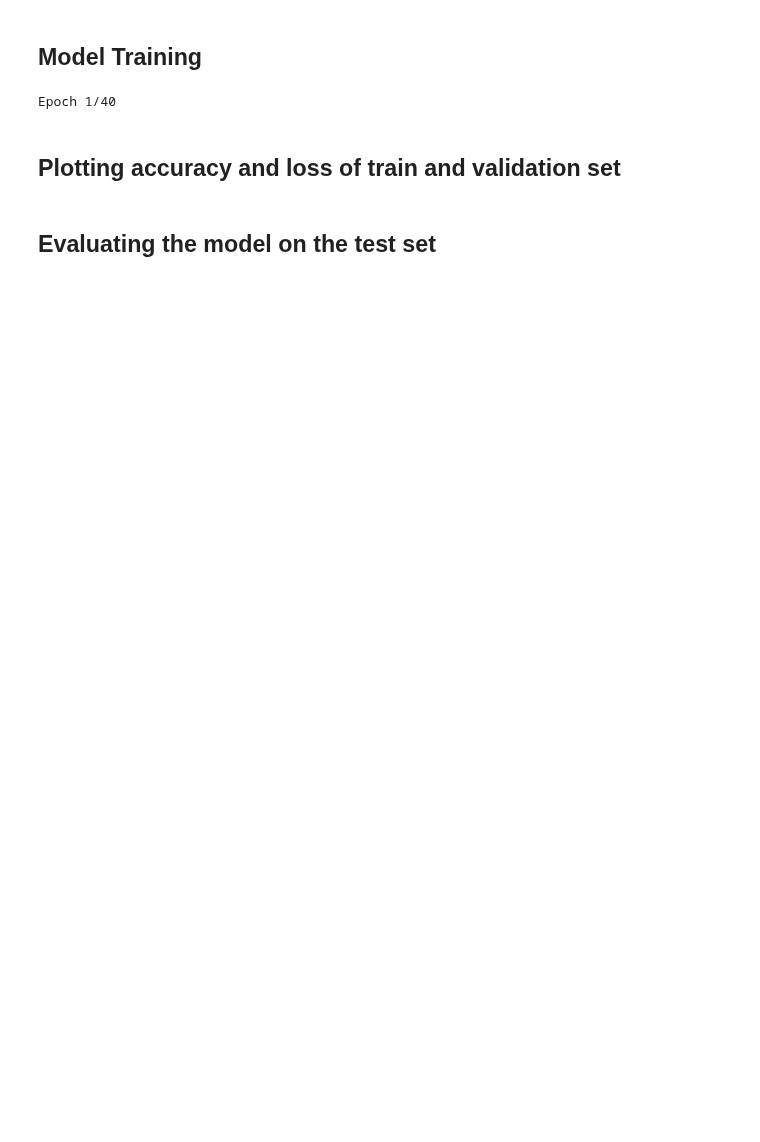
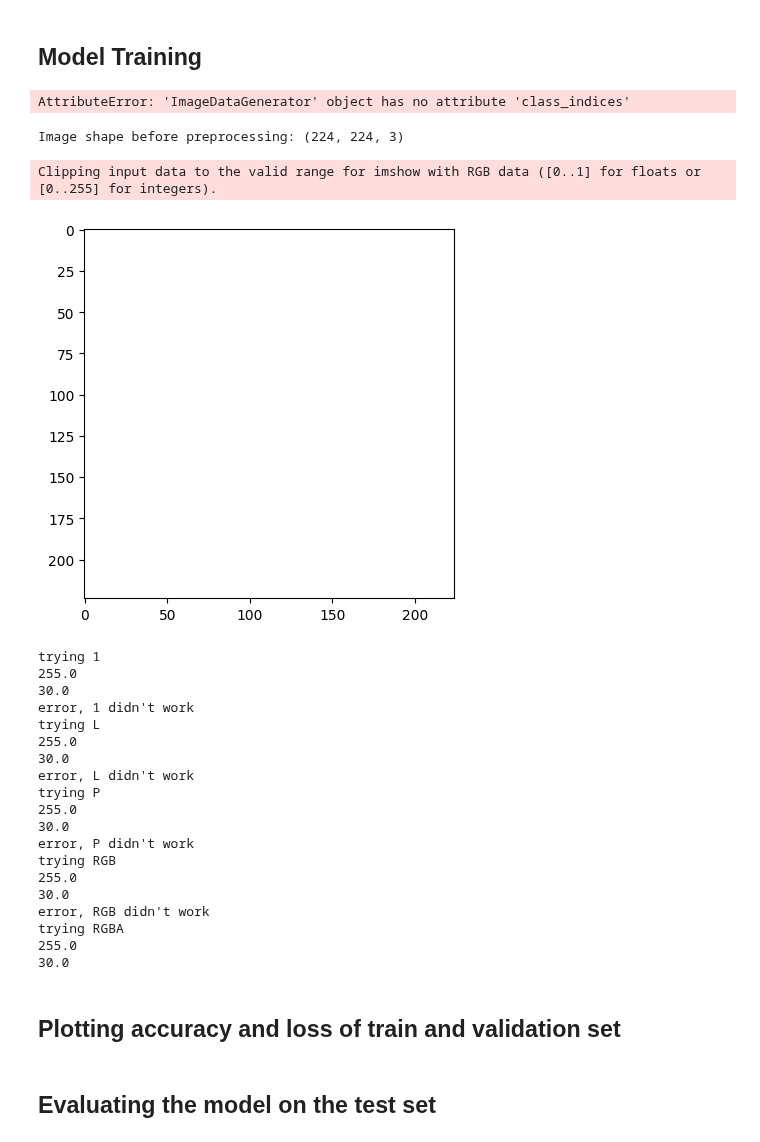
Before and after one commit to StefanK2ff/capstone-healthy-skin, a Jupyter notebook: tensorflow/1_tertiary_mobileNet.ipynb, the cells around one changed output. Cells and saved outputs as stored; diff of their text form; code cells hidden in the pictures; blank space fills up the shorter version.

Commit message:
WIP Debugging image prepocessing

```diff
--- a/tensorflow/1_tertiary_mobileNet.ipynb
+++ b/tensorflow/1_tertiary_mobileNet.ipynb
@@ -228,28 +342,73 @@ ________________________________________________________________________________
+# %%
+def show_image_samples(gen ):
+    t_dict=gen.class_indices
+    classes=list(t_dict.keys())
+    images,labels=next(gen) # get a sample batch from the generator
+    plt.figure(figsize=(25, 25))
+    length=len(labels)
+    if length<25:   #show maximum of 25 images
+        r=length
+    else:
+        r=25
+    for i in range(r):
+        plt.subplot(5, 5, i + 1)
+        image=images[i] /255
+        plt.imshow(image)
+        index=np.argmax(labels[i])
+        class_name=classes[index]
+        plt.title(class_name, color='blue', fontsize=18)
+        plt.axis('off')
+    plt.show()
+
+show_image_samples(datagen_train )
+# %% [output]
+AttributeError: 'ImageDataGenerator' object has no attribute 'class_indices'
 # %%
 # Train the model
 
 history = model.fit(
     train_data_generator,
     epochs=NUM_EPOCHS,
     verbose=1,                      # Adjust verbosity level
     batch_size=None,                # Set the batch size, default is 32, can be increased to speed up training
-    callbacks=[reduce_lr],                 # List of callbacks to apply during training
+    callbacks=[reduce_lr, ImageComparisonCallback(generator=train_data_generator, base_dir=base_dir)],                 # List of callbacks to apply during training
     validation_split=0.0,           # not needed as we use a validation data generator
     validation_data=validation_generator,
     shuffle=True,                   # Shuffle the training data before each epoch
     sample_weight=None,             # Set the weights for the train data set !
     class_weight=None,              # Set the weights for the classes, not needed if we use sample weights
     initial_epoch=0,                # Use this to continue training from a specific epoch
     steps_per_epoch=None,           # Set the number of steps per epoch, default is len(x_train) // batch_size
     validation_steps=None,          # Set the number of steps for validation, default is len(x_val) // batch_size
     validation_batch_size=None,     # Set the batch size for validation, default is batch_size
     validation_freq=1,              # Only relevant if validation data is a generator. Set the frequency to validate the model on the validation set
     max_queue_size=10,              # Set the max size for the generator queue
     workers=-1,                     # Set the max number of processes to generate the data in parallel, -1 means all CPUs
     use_multiprocessing=False       # Set to True if you use a generator in parallel, e.g. model.predict_generator()
 )
 # %% [output]
-Epoch 1/40
+Image shape before preprocessing: (224, 224, 3)
+Clipping input data to the valid range for imshow with RGB data ([0..1] for floats or [0..255] for integers).
+[figure, added]
+trying 1
+255.0
+30.0
+error, 1 didn't work
+trying L
+255.0
+30.0
+error, L didn't work
+trying P
+255.0
+30.0
+error, P didn't work
+trying RGB
+255.0
+30.0
+error, RGB didn't work
+trying RGBA
+255.0
+30.0
 # %% [markdown]
 ## Plotting accuracy and loss of train and validation set
 # %%
```
Also changed, not shown: parts of 10 cells of this notebook, 1 other file.
